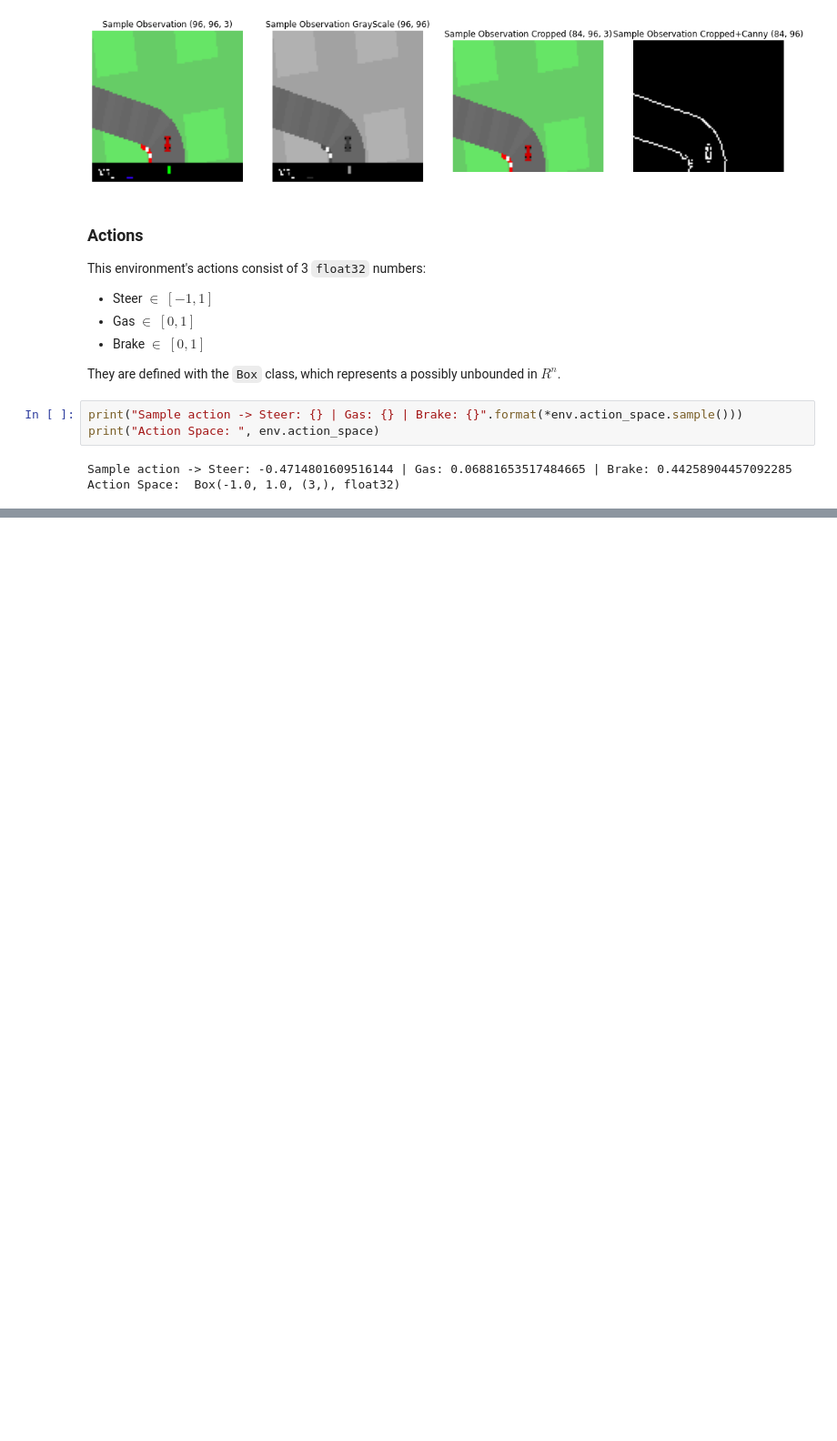
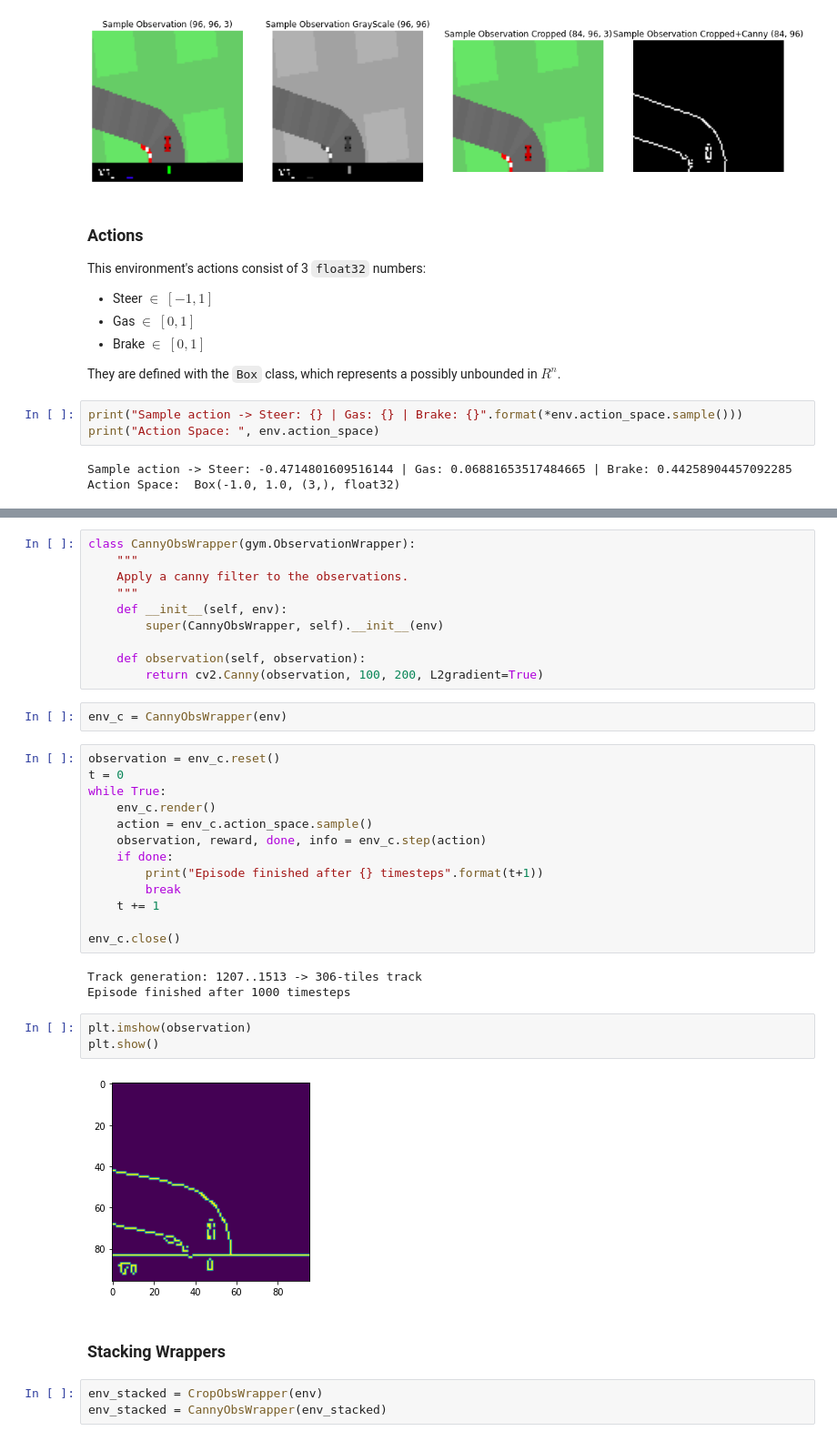
Before and after one commit to Jorgvt/RL_Project_CarRacing-v0, a Jupyter notebook: exploration_carracing-v0.ipynb, the cells around one changed output, grey strips where cells are left out. Shown at 91% size. Drawn from its saved outputs; the diff is of its cells as text; blank space fills up the shorter version.

```diff
--- a/exploration_carracing-v0.ipynb
+++ b/exploration_carracing-v0.ipynb
@@ -100,0 +138,38 @@ Action Space:  Box(-1.0, 1.0, (3,), float32)
+# %%
+class CannyObsWrapper(gym.ObservationWrapper):
+    """
+    Apply a canny filter to the observations.
+    """
+    def __init__(self, env):
+        super(CannyObsWrapper, self).__init__(env)
+
+    def observation(self, observation):
+        return cv2.Canny(observation, 100, 200, L2gradient=True)
+# %%
+env_c = CannyObsWrapper(env)
+# %%
+observation = env_c.reset()
+t = 0
+while True:
+    env_c.render()
+    action = env_c.action_space.sample()
+    observation, reward, done, info = env_c.step(action)
+    if done:
+        print("Episode finished after {} timesteps".format(t+1))
+        break
+    t += 1
+
+env_c.close()
+# %% [output]
+Track generation: 1207..1513 -> 306-tiles track
+Episode finished after 1000 timesteps
+# %%
+plt.imshow(observation)
+plt.show()
+# %% [output]
+[figure, added]
+# %% [markdown]
+### Stacking Wrappers
+# %%
+env_stacked = CropObsWrapper(env)
+env_stacked = CannyObsWrapper(env_stacked)
```
Also changed, not shown: parts of 7 cells of this notebook.
